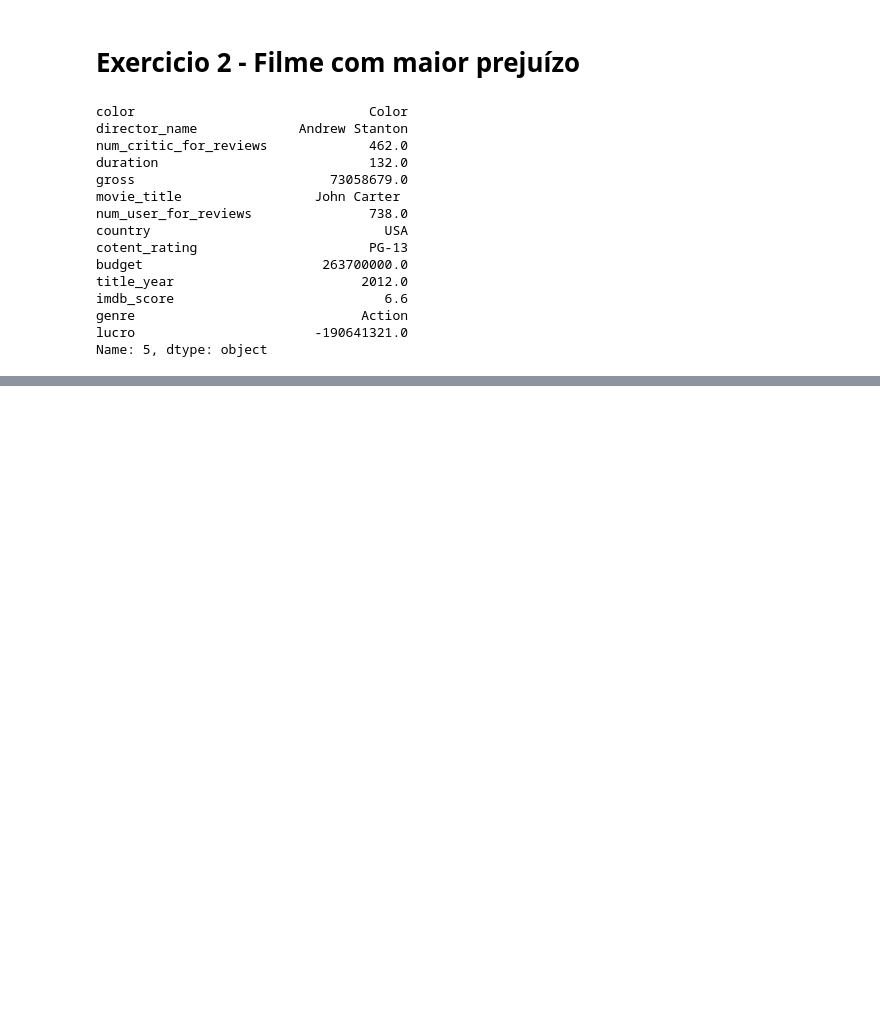
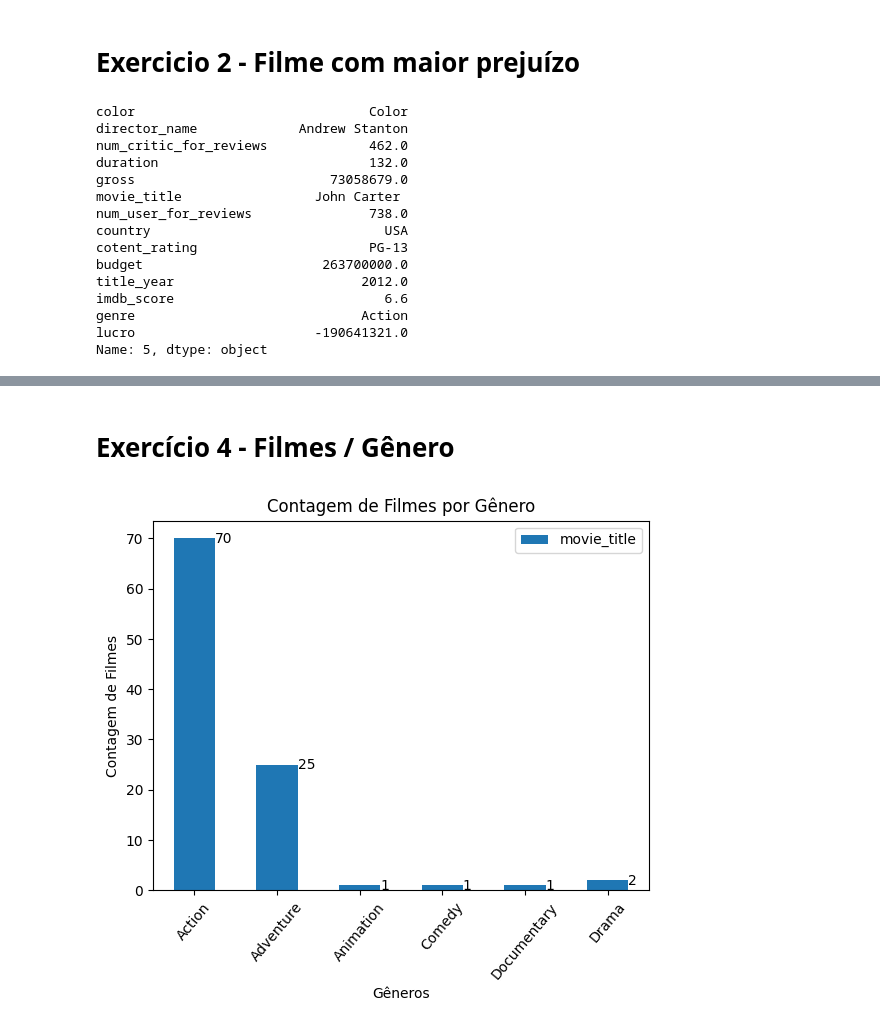
Before and after one commit to ltsmartins/AdaDS, a Jupyter notebook: TecnicasProgramacao/Ex06.ipynb, the cells around one changed output, grey strips where cells are left out. Cells and saved outputs as stored; diff of their text form; code cells hidden in the pictures; blank space fills up the shorter version.

```diff
--- a/TecnicasProgramacao/Ex06.ipynb
+++ b/TecnicasProgramacao/Ex06.ipynb
@@ -89,0 +90,11 @@ Name: 5, dtype: object
+# %% [markdown]
+# Exercício 4 - Filmes / Gênero
+# %%
+filmes_genero = df.groupby('genre').agg({'movie_title':'count'})
+
+grafico = filmes_genero.plot(kind='bar', rot=50, title='Contagem de Filmes por Gênero', xlabel='Gêneros', ylabel='Contagem de Filmes', legend='Gênero')
+
+for p in grafico.patches:
+    grafico.annotate(str(p.get_height()), (p.get_x() + 0.5 , p.get_height() - 0.9))
+# %% [output]
+[figure, added]
```
Also changed, not shown: parts of 9 cells of this notebook.
